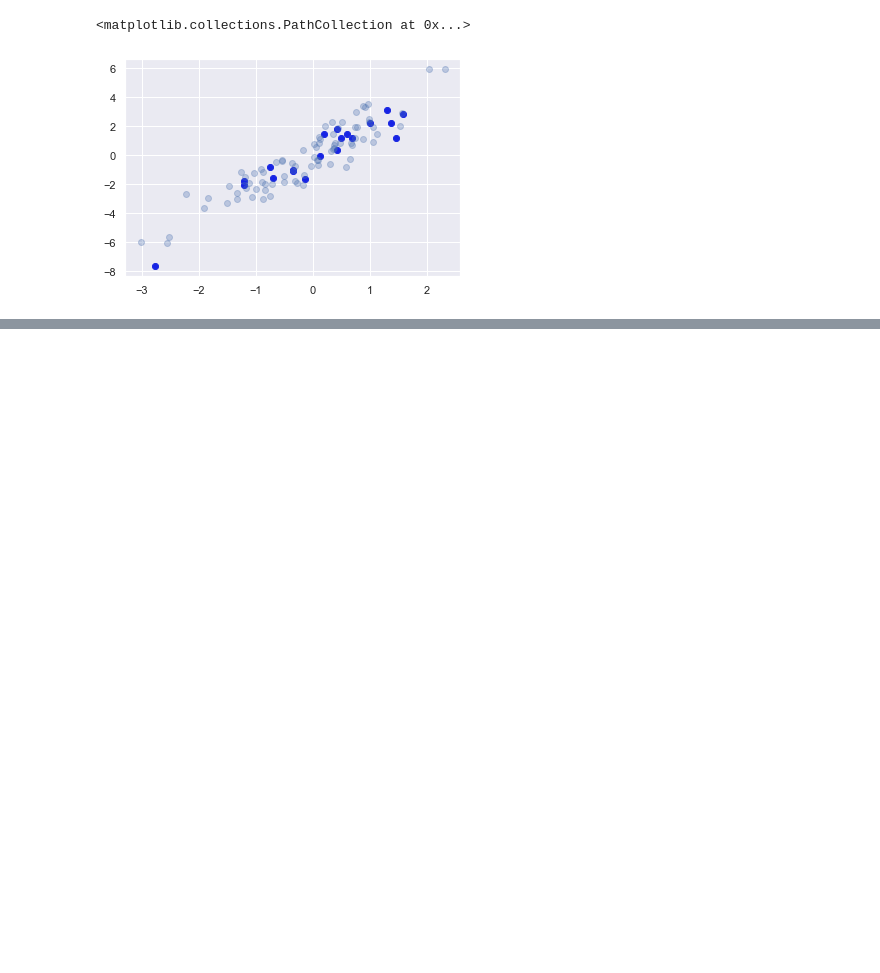
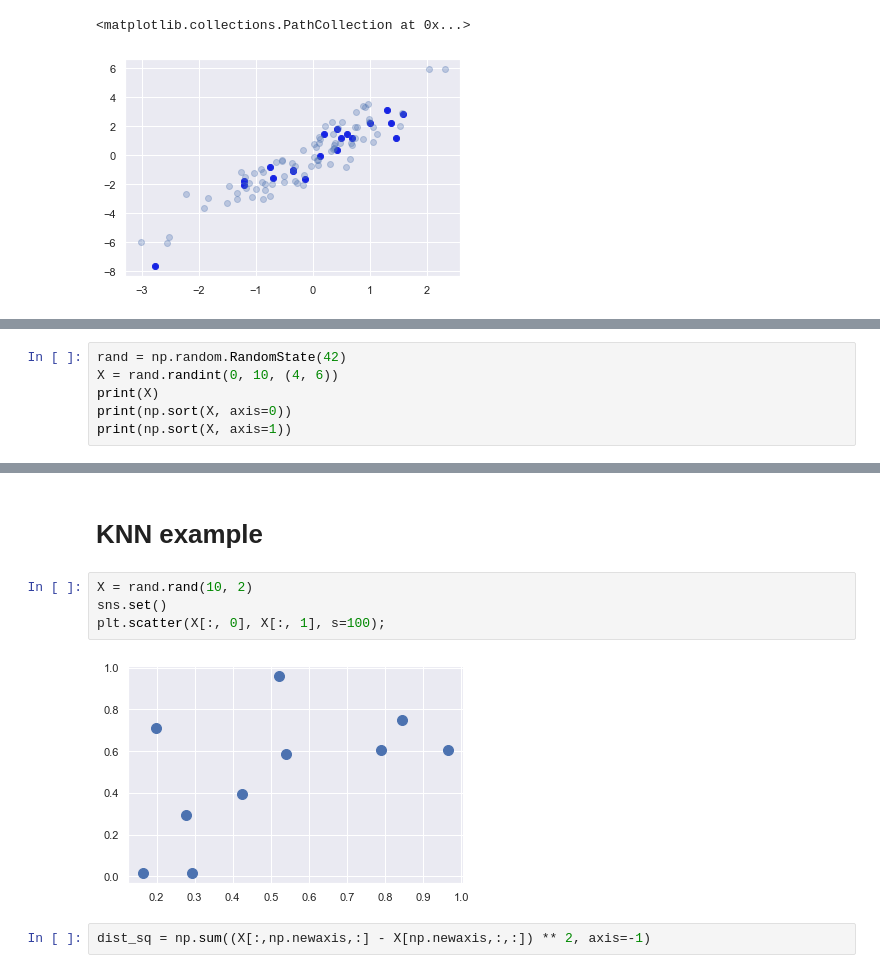
Before and after one commit to Felecort/DS-Rush, a Jupyter notebook: src/DS_handbook/3_numpy_features.ipynb, the cells around one changed output, grey strips where cells are left out. Drawn from its saved outputs; the diff is of its cells as text; blank space fills up the shorter version.

```diff
--- a/src/DS_handbook/3_numpy_features.ipynb
+++ b/src/DS_handbook/3_numpy_features.ipynb
@@ -547,0 +625,6 @@ plt.scatter(X[:, 0], X[:, 1], alpha=0.3)
+# %%
+rand = np.random.RandomState(42)
+X = rand.randint(0, 10, (4, 6))
+print(X)
+print(np.sort(X, axis=0))
+print(np.sort(X, axis=1))
@@ -547,0 +658,10 @@ plt.scatter(X[:, 0], X[:, 1], alpha=0.3)
+# %% [markdown]
+# KNN example
+# %%
+X = rand.rand(10, 2)
+sns.set()
+plt.scatter(X[:, 0], X[:, 1], s=100);
+# %% [output]
+[figure, added]
+# %%
+dist_sq = np.sum((X[:,np.newaxis,:] - X[np.newaxis,:,:]) ** 2, axis=-1)
```
Also changed, not shown: parts of 38 cells of this notebook, 1 other file.
